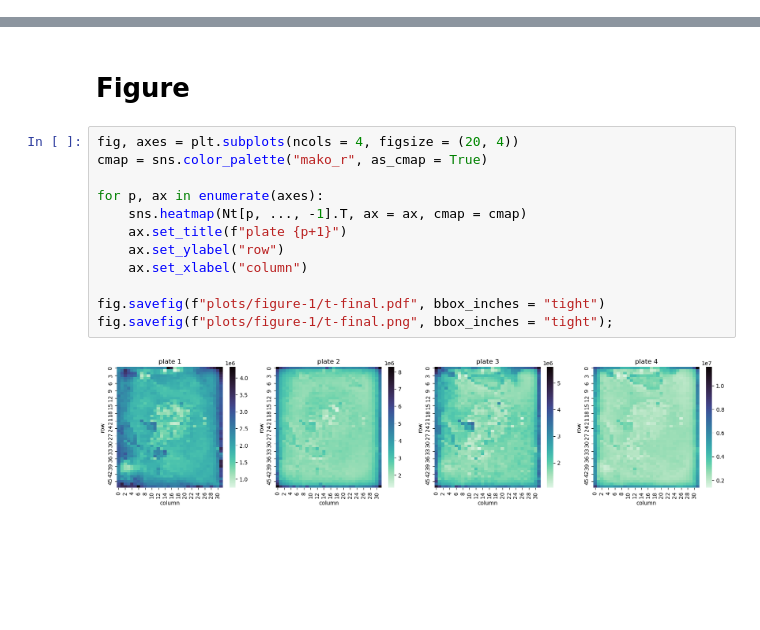
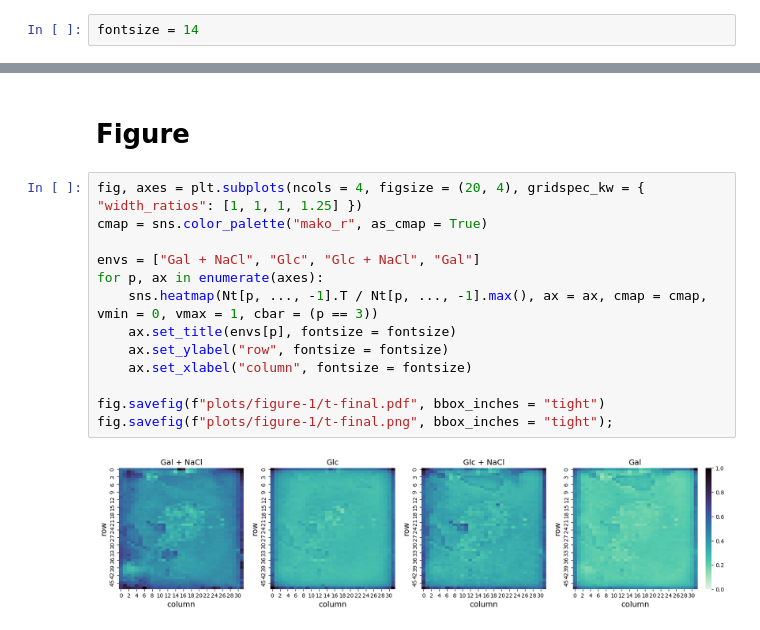
Before and after one commit to fborse/spatial-growth, a Jupyter notebook: figure-1c.ipynb, the cells around one changed output, grey strips where cells are left out. Saved outputs shown, nothing was run; the diff lists cells and outputs as text; blank space fills up the shorter version.

```diff
--- a/figure-1c.ipynb
+++ b/figure-1c.ipynb
@@ -4,6 +4,8 @@ from matplotlib import pyplot as plt
 import seaborn as sns
 # %%
 from itertools import product
+# %%
+fontsize = 14
 # %% [markdown]
 # Loading the data
 # %% [markdown]
@@ -12,17 +14,18 @@ All we load here are the $N_i(t)$, which are provided as a NumPy array :
 Nt = np.load("curves_raw.npy")
 # %% [markdown]
 # Figure
-# %%
-fig, axes = plt.subplots(ncols = 4, figsize = (20, 4))
-cmap = sns.color_palette("mako_r", as_cmap = True)
-
-for p, ax in enumerate(axes):
-    sns.heatmap(Nt[p, ..., -1].T, ax = ax, cmap = cmap)
-    ax.set_title(f"plate {p+1}")
-    ax.set_ylabel("row")
-    ax.set_xlabel("column")
-
-fig.savefig(f"plots/figure-1/t-final.pdf", bbox_inches = "tight")
-fig.savefig(f"plots/figure-1/t-final.png", bbox_inches = "tight");
-# %% [output]
-[figure, removed]
+# %%
+fig, axes = plt.subplots(ncols = 4, figsize = (20, 4), gridspec_kw = { "width_ratios": [1, 1, 1, 1.25] })
+cmap = sns.color_palette("mako_r", as_cmap = True)
+
+envs = ["Gal + NaCl", "Glc", "Glc + NaCl", "Gal"]
+for p, ax in enumerate(axes):
+    sns.heatmap(Nt[p, ..., -1].T / Nt[p, ..., -1].max(), ax = ax, cmap = cmap, vmin = 0, vmax = 1, cbar = (p == 3))
+    ax.set_title(envs[p], fontsize = fontsize)
+    ax.set_ylabel("row", fontsize = fontsize)
+    ax.set_xlabel("column", fontsize = fontsize)
+
+fig.savefig(f"plots/figure-1/t-final.pdf", bbox_inches = "tight")
+fig.savefig(f"plots/figure-1/t-final.png", bbox_inches = "tight");
+# %% [output]
+[figure, added]
```
Also changed, not shown: 2 other files.
